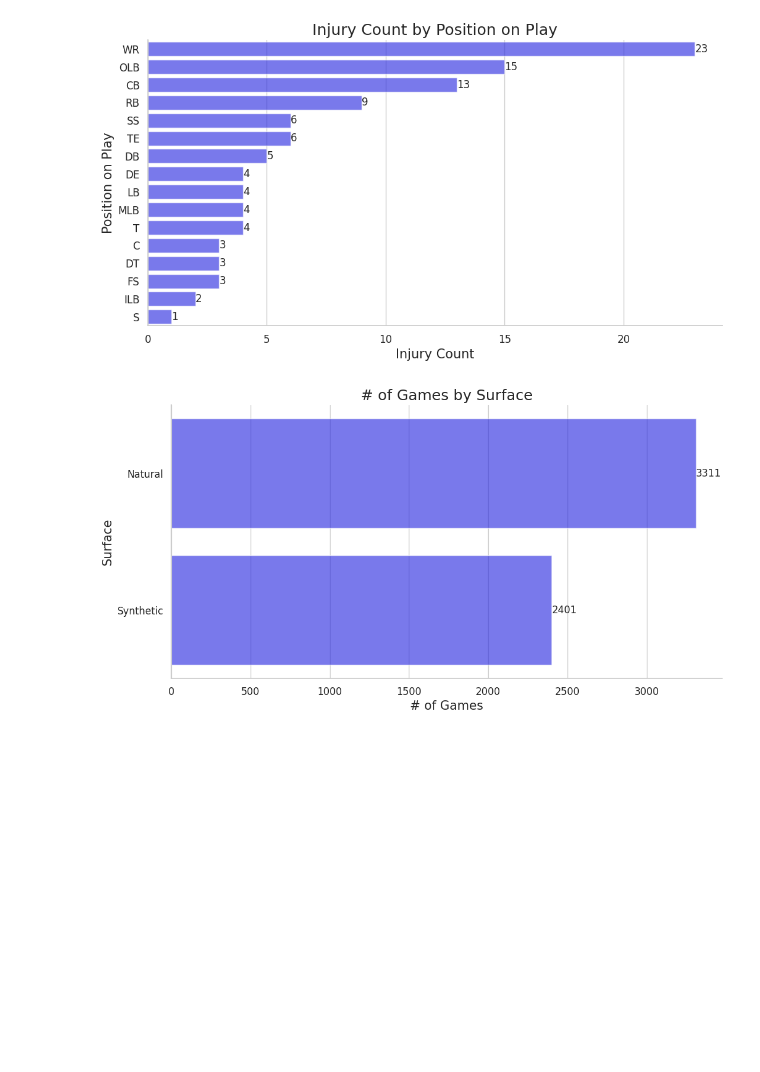
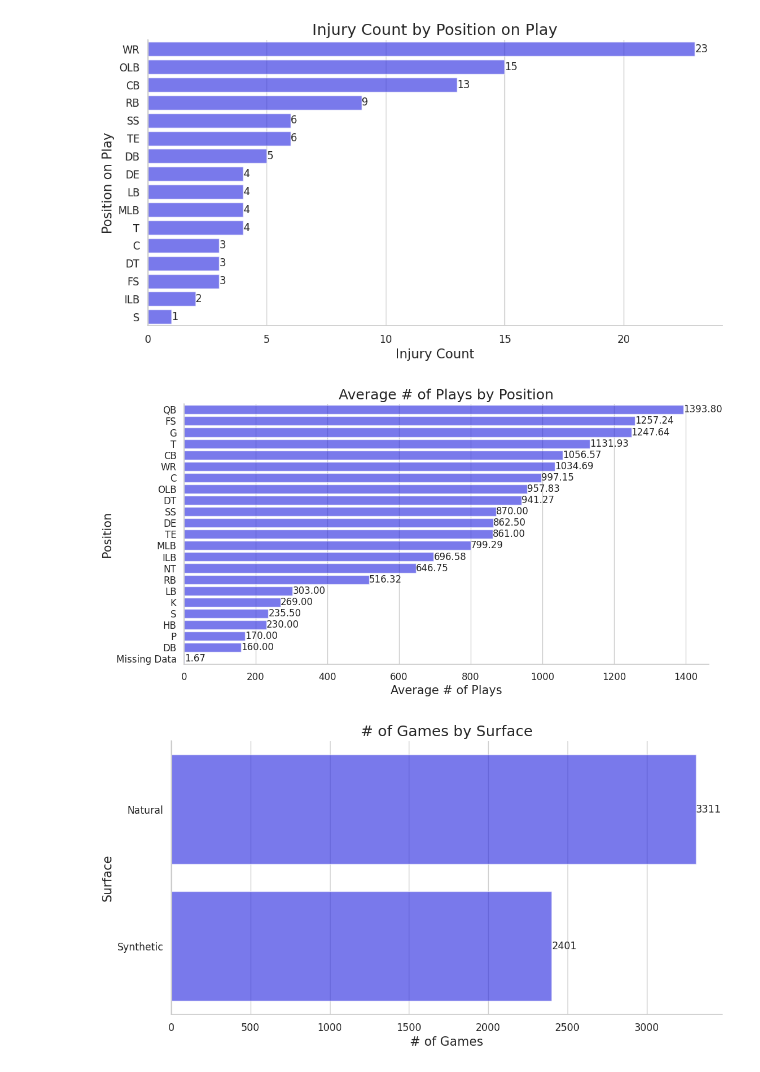
Before and after one commit to AditC1/NFLInjuryAnalysis, a Jupyter notebook: nfl-injury-analysis.ipynb, the cells around one changed output. Saved outputs shown, nothing was run; the diff lists cells and outputs as text; code cells hidden in the pictures; blank space fills up the shorter version.

Commit message:
Kaggle Notebook | NFL Injury Analysis | Version 5

```diff
--- a/nfl-injury-analysis.ipynb
+++ b/nfl-injury-analysis.ipynb
@@ -188,6 +188,22 @@ for index, value in enumerate(pos['Count']):
 plt.show()
 # %% [output]
 [figure]
+# %%
+pos_avg = playlist.groupby('Position')['PlayKey'].size().div(playlist.groupby('Position')['PlayerKey'].nunique()).reset_index(name='Avg_Plays')
+pos_avg = pos_avg.sort_values(by='Avg_Plays', ascending=False)
+plt.figure(figsize=(12, 6))
+sns.barplot(x='Avg_Plays', y='Position', data=pos_avg, palette=['blue'], alpha=0.6)
+plt.title('Average # of Plays by Position', fontsize=18)
+plt.subtitle('This is defined by total number of plays for the position in PlayList.csv / number of players assigned the position the set')
+plt.xlabel('Average # of Plays')
+plt.ylabel('Position')
+for index, value in enumerate(pos_avg['Avg_Plays']):
+    plt.text(value, index, '{:.2f}'.format(value), ha='left', va='center')
+plt.show()
+
+#Do another Hypothesis Test for Difference of Proportions (Injury Count/Average # of Plays)
+# %% [output]
+[figure, added]
 # %%
 pos = playlist.groupby('FieldType')['GameID'].nunique().reset_index(name='Count')
 pos = pos.sort_values(by='Count', ascending=False)
```
Also changed, not shown: parts of 1 cell of this notebook.
